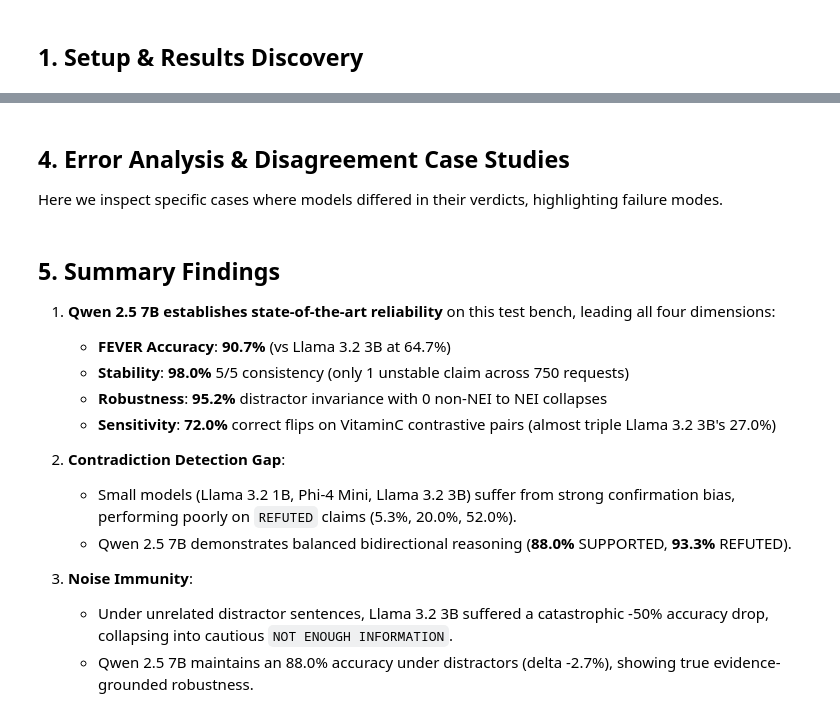
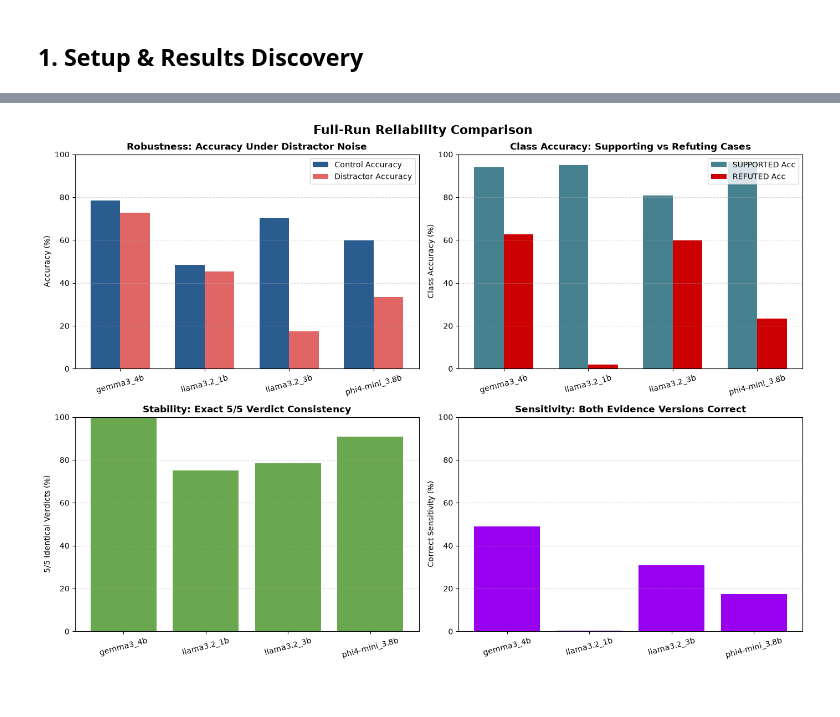
Before and after one commit to shanuu23/llm-fact-checker, a Jupyter notebook: notebooks/02_model_benchmark_comparison.ipynb, the cells around one changed output, grey strips where cells are left out. Cells and saved outputs as stored; diff of their text form; code cells hidden in the pictures.

```diff
--- a/notebooks/02_model_benchmark_comparison.ipynb
+++ b/notebooks/02_model_benchmark_comparison.ipynb
@@ -31,0 +17,17 @@ We aggregate the four primary trust dimensions on the frozen samples:
+# %%
+import pandas as pd
+import matplotlib.pyplot as plt
+from IPython.display import display
+from llm_fact_checker.results import discover_runs, select
+
+full_experiments = {'baseline_full', 'consistency_5run_full', 'robustness_full', 'sensitivity_full'}
+runs = [run for run in discover_runs() if run.experiment in full_experiments]
+assert runs, 'No saved full-run results found.'
+# Check the recorded dataset and sampling settings agree within each test.
+for kind in ('baseline', 'consistency', 'robustness', 'sensitivity'):
+    selected = select(runs, kind=kind)
+    signatures = {(r.provenance()['dataset_sha256'], r.provenance()['temperature'],
+                   tuple(r.provenance()['seeds'] or [])) for r in selected}
+    assert len(signatures) <= 1, f'Incompatible full-run settings for {kind}.'
+    assert all(r.provenance()['dataset_sha256'] for r in selected), 'Missing dataset fingerprint.'
+print(f"Discovered {len(runs)} saved full experiment runs across {len({r.model for r in runs})} models. Pilot, smoke and local runs are excluded.")
@@ -73,11 +93,11 @@ df_scorecard
 # %%
 fig, axes = plt.subplots(2, 2, figsize=(14, 10))
-fig.suptitle("Multi-Model Reliability Benchmark Comparison", fontsize=16, fontweight='bold')
+fig.suptitle("Full-Run Reliability Comparison", fontsize=16, fontweight='bold')
 
 # 1. Accuracy vs Post-Distractor Accuracy
 x = range(len(df_scorecard))
 width = 0.35
-axes[0, 0].bar([i - width/2 for i in x], df_scorecard['FEVER Accuracy'] * 100, width, label='Control Accuracy', color='#2b5c8f')
+axes[0, 0].bar([i - width/2 for i in x], df_scorecard['Distractor Control Acc'] * 100, width, label='Control Accuracy', color='#2b5c8f')
 axes[0, 0].bar([i + width/2 for i in x], df_scorecard['Post-Distractor Acc'] * 100, width, label='Distractor Accuracy', color='#e06666')
 axes[0, 0].set_title("Robustness: Accuracy Under Distractor Noise", fontweight='bold')
 axes[0, 0].set_xticks(x)
@@ -89,36 +109,34 @@ axes[0, 0].grid(axis='y', linestyle='--', alpha=0.5)
 
 # 2. Polarity Discrimination (SUPPORTED vs REFUTED)
 axes[0, 1].bar([i - width/2 for i in x], df_scorecard['SUPPORTED Accuracy'] * 100, width, label='SUPPORTED Acc', color='#45818e')
 axes[0, 1].bar([i + width/2 for i in x], df_scorecard['REFUTED Accuracy'] * 100, width, label='REFUTED Acc', color='#cc0000')
-axes[0, 1].set_title("Polarity Balance: Confirmation vs Contradiction", fontweight='bold')
+axes[0, 1].set_title("Class Accuracy: Supporting vs Refuting Cases", fontweight='bold')
 axes[0, 1].set_xticks(x)
 axes[0, 1].set_xticklabels(df_scorecard['Model'], rotation=15)
 axes[0, 1].set_ylabel("Class Accuracy (%)")
 axes[0, 1].set_ylim(0, 100)
 axes[0, 1].legend()
 axes[0, 1].grid(axis='y', linestyle='--', alpha=0.5)
 
 # 3. Repeat-Run Stability (5/5 Consistency)
 axes[1, 0].bar(df_scorecard['Model'], df_scorecard['5/5 Consistency'] * 100, color='#6aa84f')
 axes[1, 0].set_title("Stability: Exact 5/5 Verdict Consistency", fontweight='bold')
 axes[1, 0].set_xticks(x)
 axes[1, 0].set_xticklabels(df_scorecard['Model'], rotation=15)
 axes[1, 0].set_ylabel("5/5 Identical Verdicts (%)")
 axes[1, 0].set_ylim(0, 100)
 axes[1, 0].grid(axis='y', linestyle='--', alpha=0.5)
 
 # 4. VitaminC Contrastive Sensitivity
 axes[1, 1].bar(df_scorecard['Model'], df_scorecard['VitaminC Sensitivity'] * 100, color='#9900ef')
-axes[1, 1].set_title("Sensitivity: Correct Verdict Flips on Evidence Revision", fontweight='bold')
+axes[1, 1].set_title("Sensitivity: Both Evidence Versions Correct", fontweight='bold')
 axes[1, 1].set_xticks(x)
 axes[1, 1].set_xticklabels(df_scorecard['Model'], rotation=15)
 axes[1, 1].set_ylabel("Correct Sensitivity (%)")
 axes[1, 1].set_ylim(0, 100)
 axes[1, 1].grid(axis='y', linestyle='--', alpha=0.5)
 
 plt.tight_layout()
 plt.show()
+# %% [output]
+[figure, added]
-# %% [markdown]
-## 4. Error Analysis & Disagreement Case Studies
-
-Here we inspect specific cases where models differed in their verdicts, highlighting failure modes.
@@ -151,16 +142,0 @@ else:
-# %% [markdown]
-## 5. Summary Findings
-
-1. **Qwen 2.5 7B establishes state-of-the-art reliability** on this test bench, leading all four dimensions:
-   - **FEVER Accuracy**: **90.7%** (vs Llama 3.2 3B at 64.7%)
-   - **Stability**: **98.0%** 5/5 consistency (only 1 unstable claim across 750 requests)
-   - **Robustness**: **95.2%** distractor invariance with 0 non-NEI to NEI collapses
-   - **Sensitivity**: **72.0%** correct flips on VitaminC contrastive pairs (almost triple Llama 3.2 3B's 27.0%)
-
-2. **Contradiction Detection Gap**:
-   - Small models (Llama 3.2 1B, Phi-4 Mini, Llama 3.2 3B) suffer from strong confirmation bias, performing poorly on `REFUTED` claims (5.3%, 20.0%, 52.0%).
-   - Qwen 2.5 7B demonstrates balanced bidirectional reasoning (**88.0%** SUPPORTED, **93.3%** REFUTED).
-
-3. **Noise Immunity**:
-   - Under unrelated distractor sentences, Llama 3.2 3B suffered a catastrophic -50% accuracy drop, collapsing into cautious `NOT ENOUGH INFORMATION`.
-   - Qwen 2.5 7B maintains an 88.0% accuracy under distractors (delta -2.7%), showing true evidence-grounded robustness.
```
Also changed, not shown: parts of 13 cells of this notebook, 12 other files.
